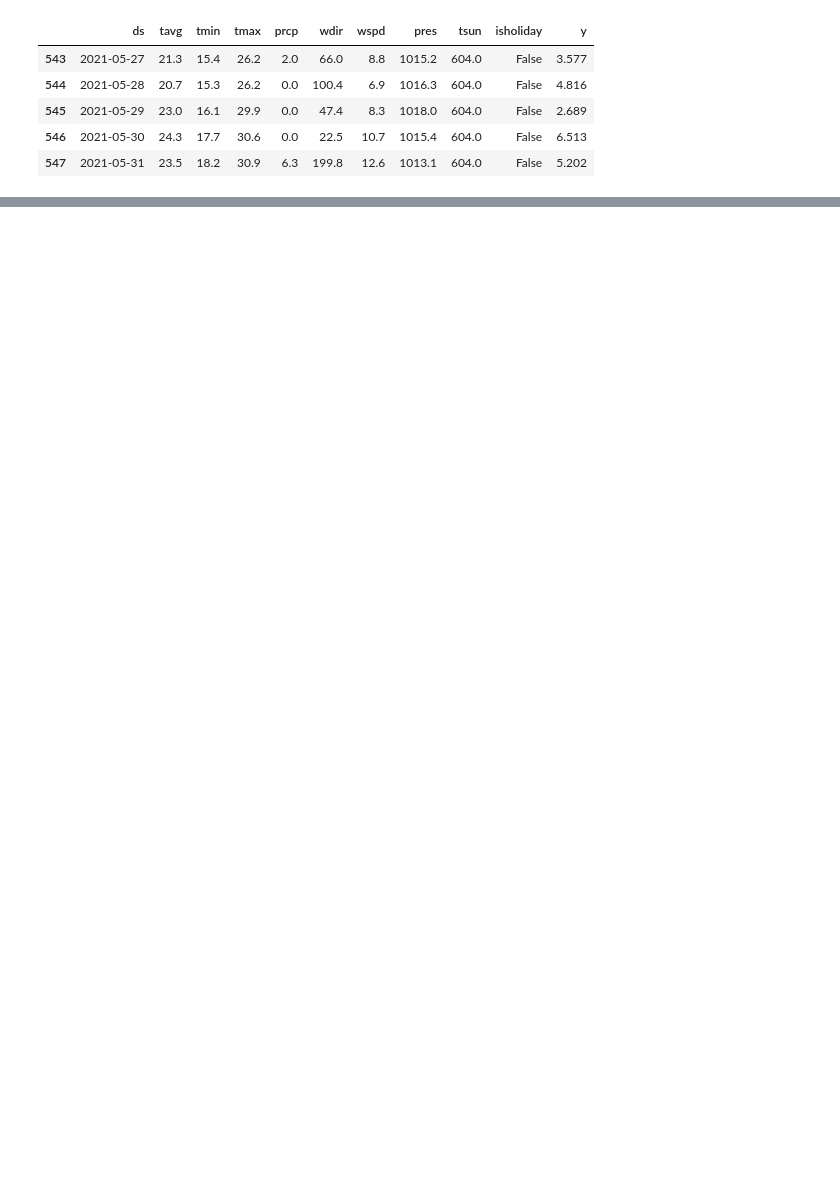
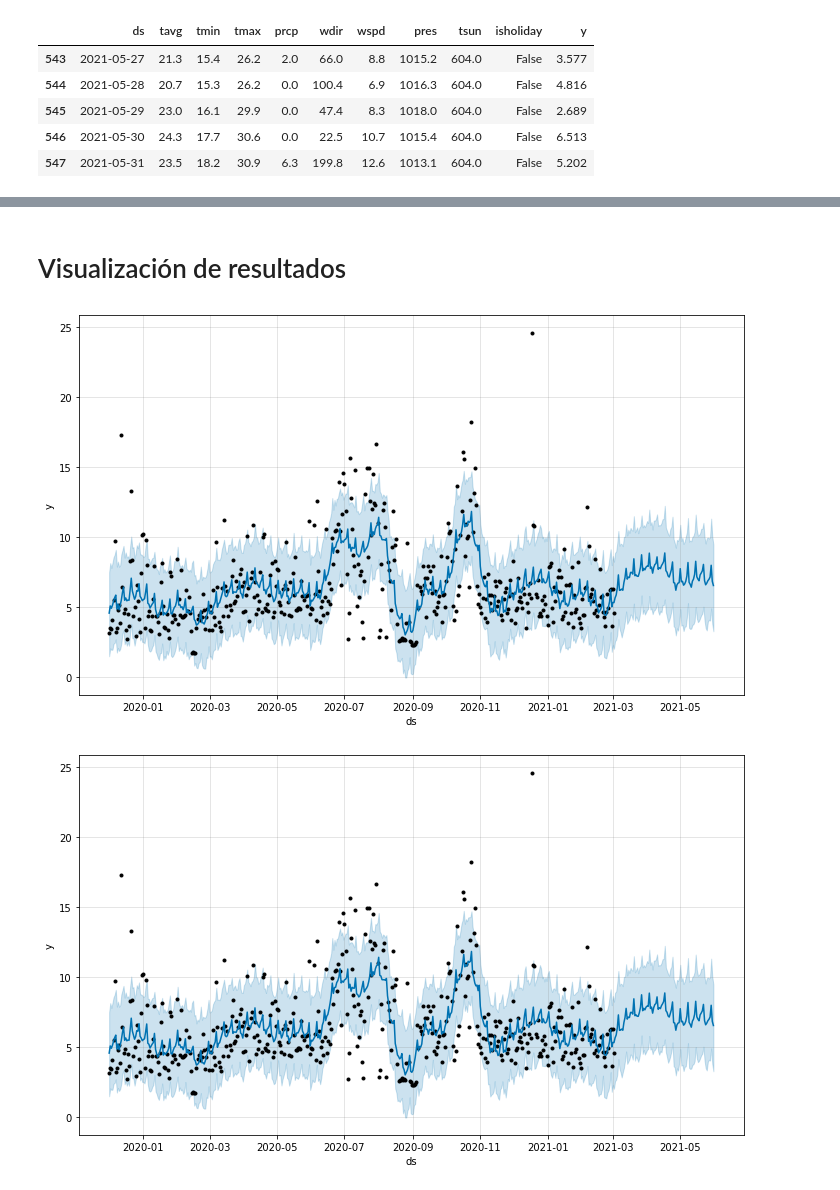
Before and after one commit to mariopastorlanchares/electricity-predictor, a Jupyter notebook: electric_consumption.ipynb, the cells around one changed output, grey strips where cells are left out. Cells and saved outputs as stored; diff of their text form; code cells hidden in the pictures; blank space fills up the shorter version.

```diff
--- a/electric_consumption.ipynb
+++ b/electric_consumption.ipynb
@@ -360,0 +371,8 @@ forecast.head()
+# %% [markdown]
+# Visualización de resultados
+# %%
+# Utilizaremos algunos métodos "built-in" de Prophet
+m.plot(forecast)
+# %% [output]
+[figure, added]
+[figure, added]
```
Also changed, not shown: parts of 28 cells of this notebook.
